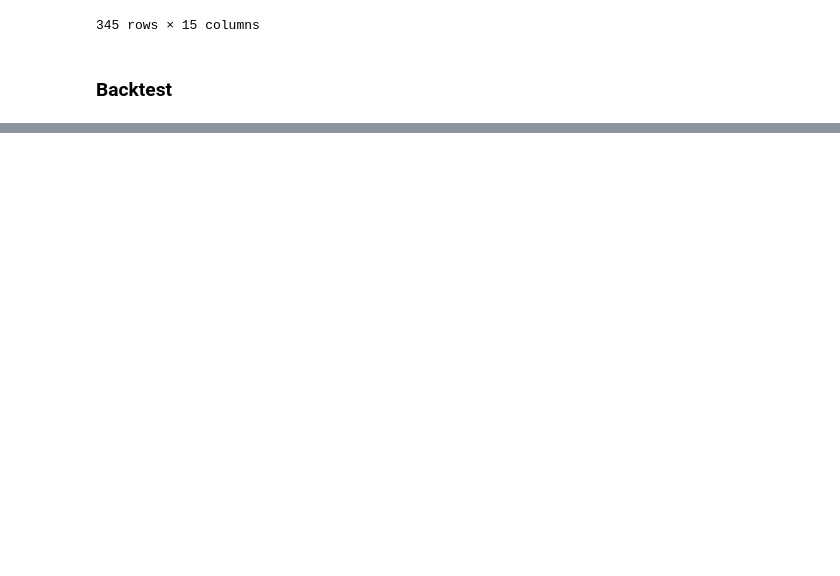
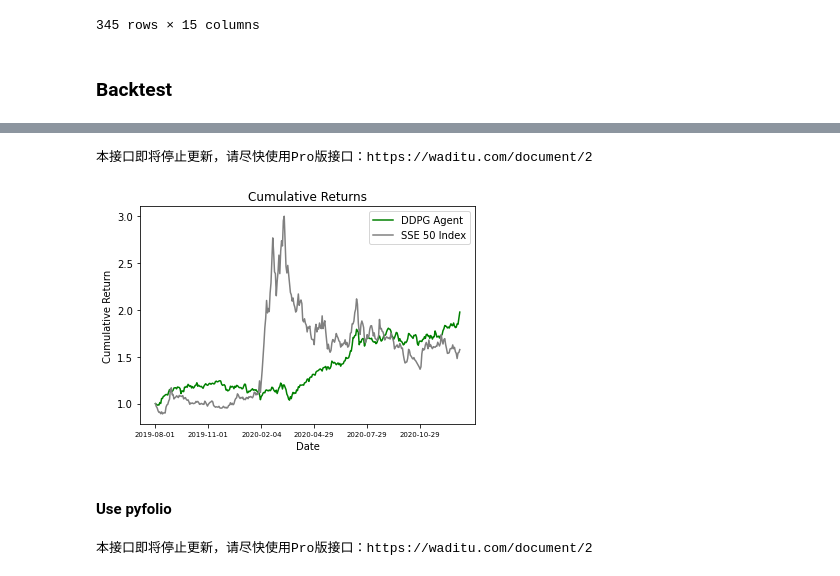
Before and after one commit to AI4Finance-Foundation/FinRL-Meta, a Jupyter notebook: Demo_China_A_share_market.ipynb, the cells around one changed output, grey strips where cells are left out. Saved outputs shown, nothing was run; the diff lists cells and outputs as text; code cells hidden in the pictures; blank space fills up the shorter version.

```diff
--- a/Demo_China_A_share_market.ipynb
+++ b/Demo_China_A_share_market.ipynb
@@ -255,3 +243,17 @@ plotter.plot(df_account_value, baseline_df)
+# %%
+%matplotlib inline
+# ticket: SSE 50：000016
+plotter.plot("000016")
+# %% [output]
+本接口即将停止更新，请尽快使用Pro版接口：https://waditu.com/document/2
+[figure, added]
+# %% [markdown]
+#### Use pyfolio
+# %%
+# CSI 300
+baseline_df = plotter.get_baseline("399300")
+# %% [output]
+本接口即将停止更新，请尽快使用Pro版接口：https://waditu.com/document/2
 # %%
 import pyfolio
 from pyfolio import timeseries
```
Also changed, not shown: parts of 11 cells of this notebook.
